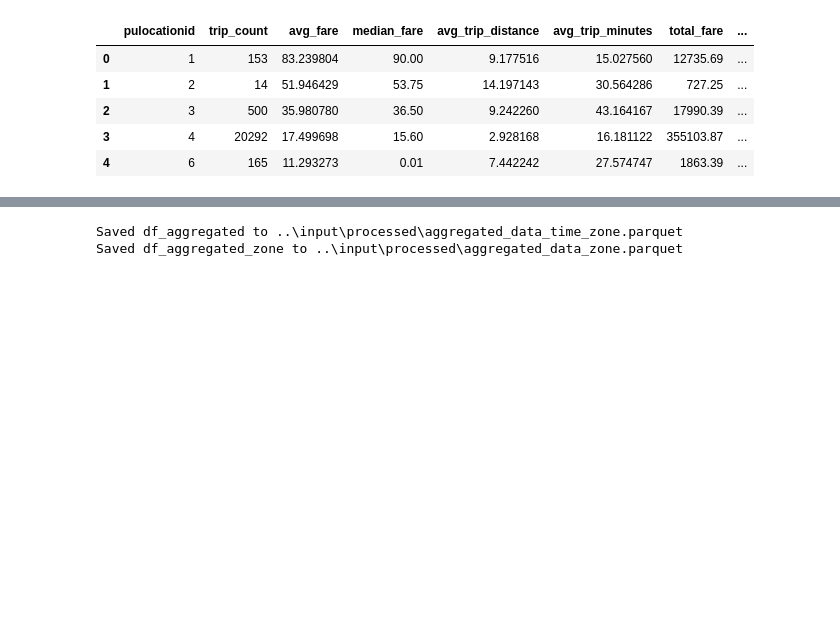
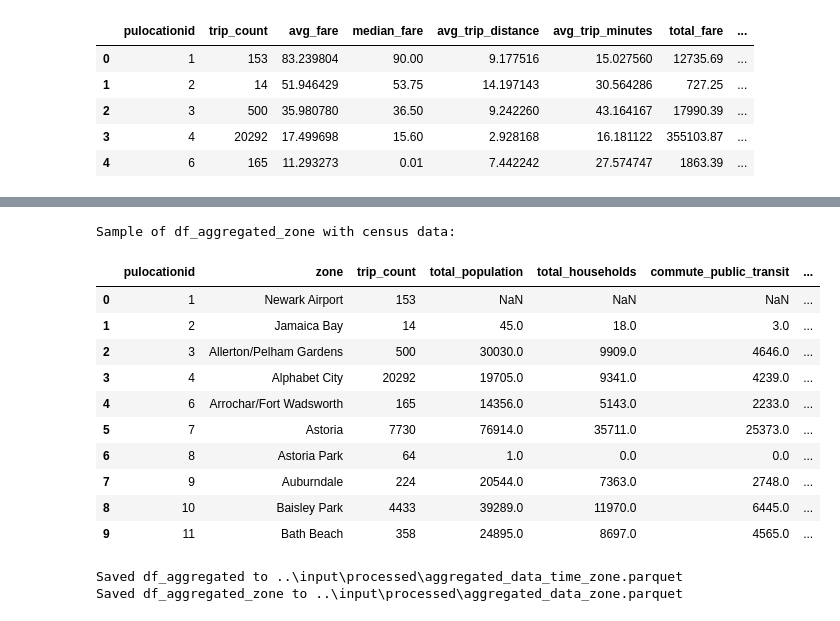
Before and after one commit to danielanz/S-P-Global-Assignment, a Jupyter notebook: notebooks/01_data_cleaning.ipynb, the cells around one changed output, grey strips where cells are left out. Drawn from its saved outputs; the diff is of its cells as text; code cells hidden in the pictures; blank space fills up the shorter version.

Commit message:
feat: add spatial join logic from aggregated dataframes with U.S Census data

```diff
--- a/notebooks/01_data_cleaning.ipynb
+++ b/notebooks/01_data_cleaning.ipynb
@@ -596,0 +840,9 @@ Columns: ['pulocationid', 'trip_count', 'avg_fare', 'median_fare', 'avg_trip_dis
+# %%
+# Apply area weights to all census count columns
+# This distributes counts proportionally based on geographic overlap
+for col in census_count_columns:
+    gdf_intersection[f'{col}_weighted'] = gdf_intersection[col] * gdf_intersection['area_weight']
+
+print("Applied area weights to all census columns")
+print(f"Sample weighted values for total_population:")
+gdf_intersection[['geoid', 'locationid', 'total_population', 'area_weight', 'total_population_weighted']].head(10)
@@ -596,0 +863,17 @@ Columns: ['pulocationid', 'trip_count', 'avg_fare', 'median_fare', 'avg_trip_dis
+# %%
+# Aggregate weighted census data to taxi zone level
+# Sum all weighted values for each taxi zone
+weighted_columns = [f'{col}_weighted' for col in census_count_columns]
+
+df_census_by_zone = gdf_intersection.groupby('locationid')[weighted_columns].sum().reset_index()
+
+# Rename columns back to original names (remove '_weighted' suffix)
+df_census_by_zone.columns = ['locationid'] + census_count_columns
+
+# Round to integers since these are count data
+for col in census_count_columns:
+    df_census_by_zone[col] = df_census_by_zone[col].round(0).astype(int)
+
+print(f"Census data aggregated to taxi zone level: {df_census_by_zone.shape}")
+print(f"Number of taxi zones with census data: {len(df_census_by_zone)}")
+df_census_by_zone.head()
@@ -596,0 +928,13 @@ Columns: ['pulocationid', 'trip_count', 'avg_fare', 'median_fare', 'avg_trip_dis
+# %%
+# Join census data to df_aggregated_zone (zone level only)
+df_aggregated_zone = df_aggregated_zone.merge(
+    df_census_by_zone,
+    left_on='pulocationid',
+    right_on='locationid',
+    how='left'
+).drop(columns=['locationid'])
+
+print(f"df_aggregated_zone shape after census join: {df_aggregated_zone.shape}")
+print(f"Columns: {list(df_aggregated_zone.columns)}")
+print(f"\nNull values in census columns (zones without census data):")
+print(df_aggregated_zone[census_count_columns].isnull().sum().sum())
@@ -597,3 +947,21 @@ Columns: ['pulocationid', 'trip_count', 'avg_fare', 'median_fare', 'avg_trip_dis
+# %%
+# Preview the final dataframes with census data
+print("Sample of df_aggregated_zone with census data:")
+df_aggregated_zone[['pulocationid', 'zone', 'trip_count', 'total_population',
+                    'total_households', 'commute_public_transit', 'commute_taxi']].head(10)
+# %% [output]
+Sample of df_aggregated_zone with census data:
+|  | pulocationid | zone | trip_count | total_population | total_households | commute_public_transit | ... |
+| 0 | 1 | Newark Airport | 153 | NaN | NaN | NaN | ... |
+| 1 | 2 | Jamaica Bay | 14 | 45.0 | 18.0 | 3.0 | ... |
+| 2 | 3 | Allerton/Pelham Gardens | 500 | 30030.0 | 9909.0 | 4646.0 | ... |
+| 3 | 4 | Alphabet City | 20292 | 19705.0 | 9341.0 | 4239.0 | ... |
+| 4 | 6 | Arrochar/Fort Wadsworth | 165 | 14356.0 | 5143.0 | 2233.0 | ... |
+| 5 | 7 | Astoria | 7730 | 76914.0 | 35711.0 | 25373.0 | ... |
+| 6 | 8 | Astoria Park | 64 | 1.0 | 0.0 | 0.0 | ... |
+| 7 | 9 | Auburndale | 224 | 20544.0 | 7363.0 | 2748.0 | ... |
+| 8 | 10 | Baisley Park | 4433 | 39289.0 | 11970.0 | 6445.0 | ... |
+| 9 | 11 | Bath Beach | 358 | 24895.0 | 8697.0 | 4565.0 | ... |
 # %%
 # Save aggregated dataframes to parquet
 PROCESSED_DIR = Path("../input/processed")
```
Also changed, not shown: parts of 20 cells of this notebook.
